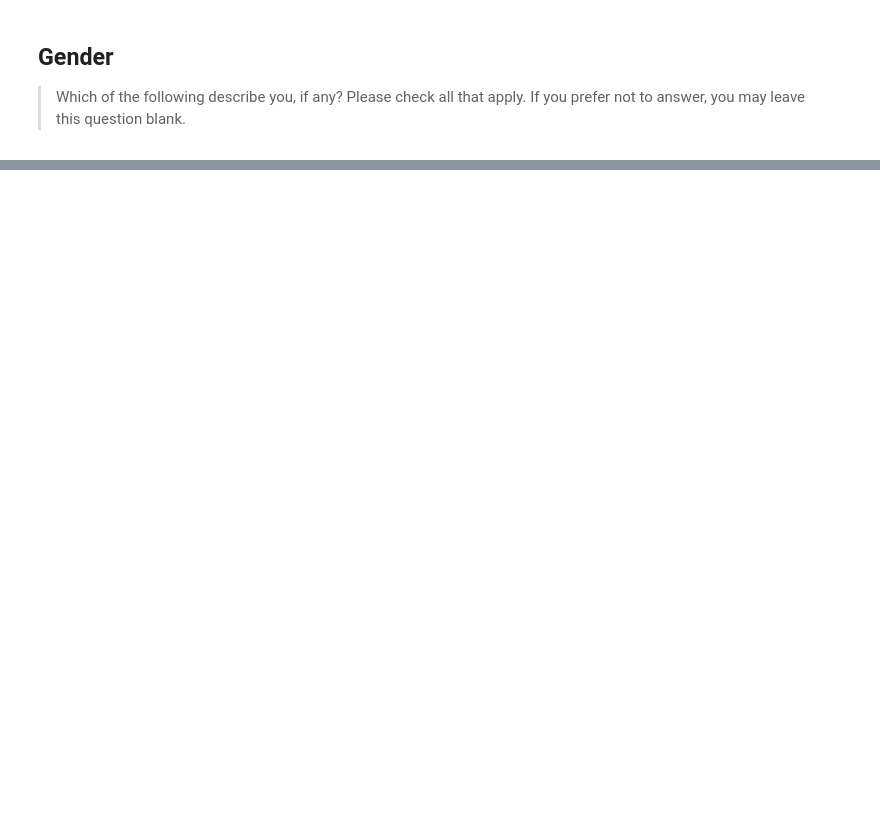
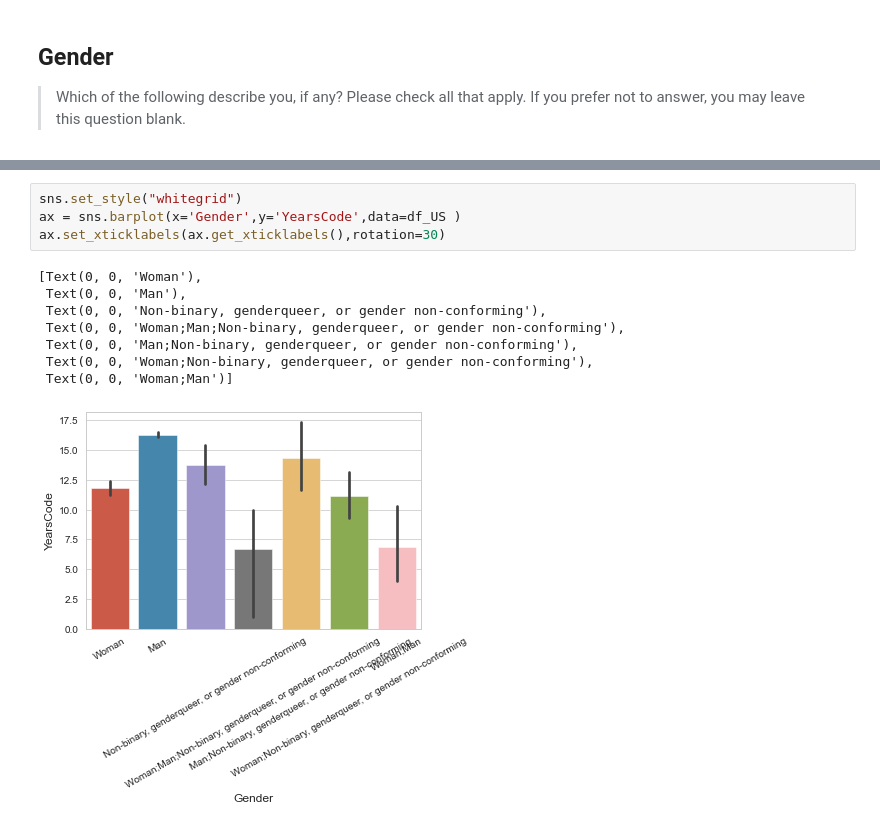
Before and after one commit to LisaHarrison08/stackOverflow_Survey, a Jupyter notebook: stackOverflow_survey.ipynb, the cells around one changed output, grey strips where cells are left out. Saved outputs shown, nothing was run; the diff lists cells and outputs as text; blank space fills up the shorter version.

```diff
--- a/stackOverflow_survey.ipynb
+++ b/stackOverflow_survey.ipynb
@@ -305,0 +370,13 @@ print(f"Not Specified:{(unspecified)}")
+# %%
+sns.set_style("whitegrid")
+ax = sns.barplot(x='Gender',y='YearsCode',data=df_US )
+ax.set_xticklabels(ax.get_xticklabels(),rotation=30)
+# %% [output]
+[Text(0, 0, 'Woman'),
+ Text(0, 0, 'Man'),
+ Text(0, 0, 'Non-binary, genderqueer, or gender non-conforming'),
+ Text(0, 0, 'Woman;Man;Non-binary, genderqueer, or gender non-conforming'),
+ Text(0, 0, 'Man;Non-binary, genderqueer, or gender non-conforming'),
+ Text(0, 0, 'Woman;Non-binary, genderqueer, or gender non-conforming'),
+ Text(0, 0, 'Woman;Man')]
+[figure, added]
```
Also changed, not shown: parts of 8 cells of this notebook, 2 other files.
